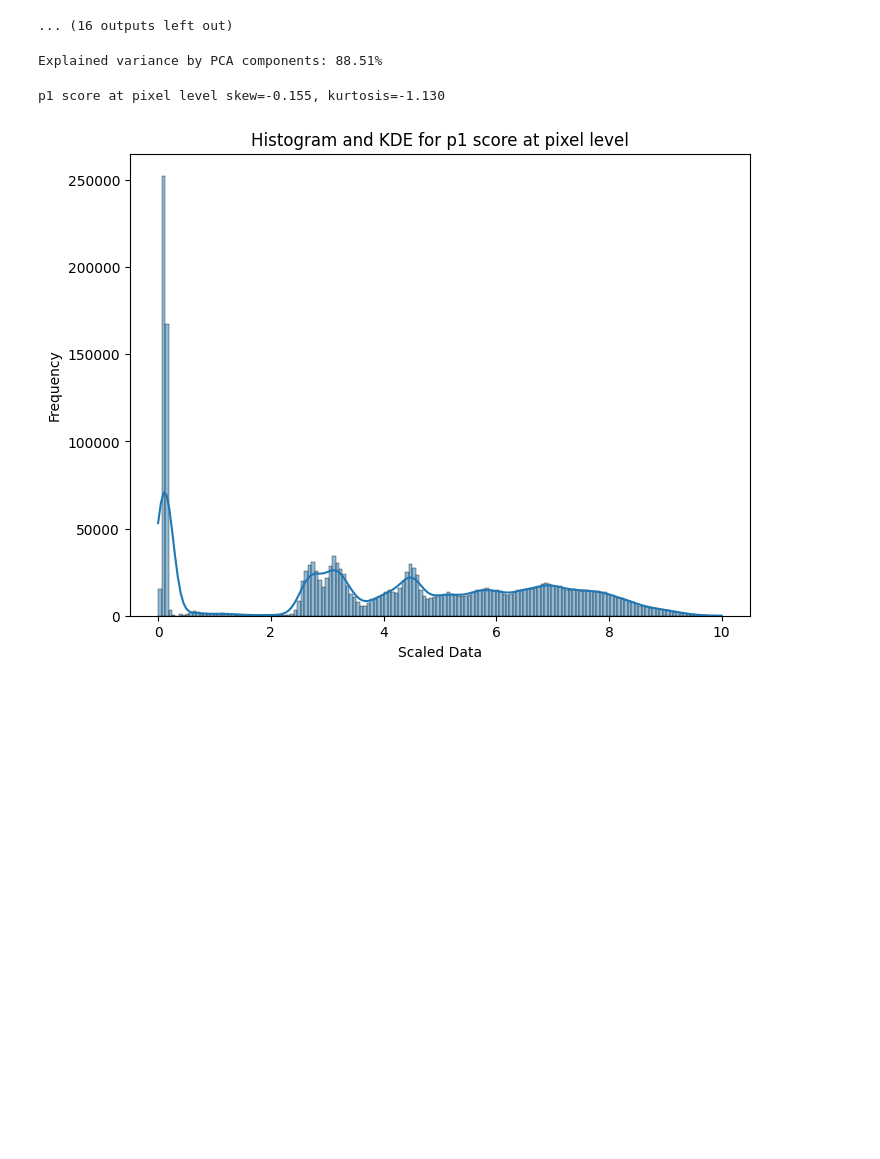
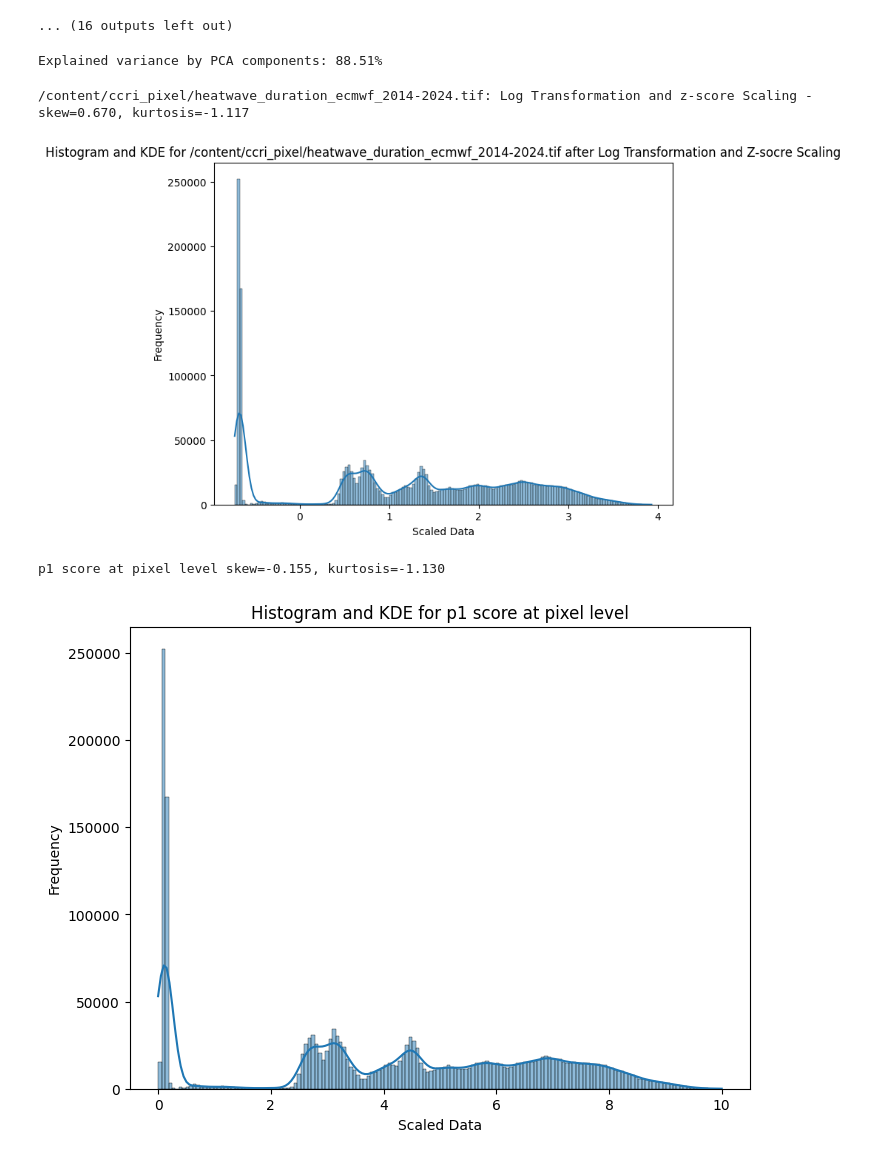
Before and after one commit to dohyung-kim/ccri, a Jupyter notebook: script/pixel/p1_normalization_pixel.ipynb, the cells around one changed output. Drawn from its saved outputs; the diff is of its cells as text; code cells hidden in the pictures; blank space fills up the shorter version.

```diff
--- a/script/pixel/p1_normalization_pixel.ipynb
+++ b/script/pixel/p1_normalization_pixel.ipynb
@@ -220,0 +216,13 @@ indicator_raster[land_mask.flatten()] = indicator_normalized  # Fill valid land
+# %%
+print(f"{image_file}: Log Transformation and z-score Scaling - skew={current_skew:.3f}, kurtosis={current_kurtosis:.3f}")
+
+# Plot histogram and normality check
+plt.figure(figsize=(8, 6))
+sns.histplot(indicator_weighted, kde=True)
+plt.title(f"Histogram and KDE for {image_file} after Log Transformation and Z-socre Scaling")
+plt.xlabel("Scaled Data")
+plt.ylabel("Frequency")
+plt.show()
+# %% [output]
+/content/ccri_pixel/heatwave_duration_ecmwf_2014-2024.tif: Log Transformation and z-score Scaling - skew=0.670, kurtosis=-1.117
+[figure, added]
```
Also changed, not shown: parts of 5 cells of this notebook, 46 other files.
